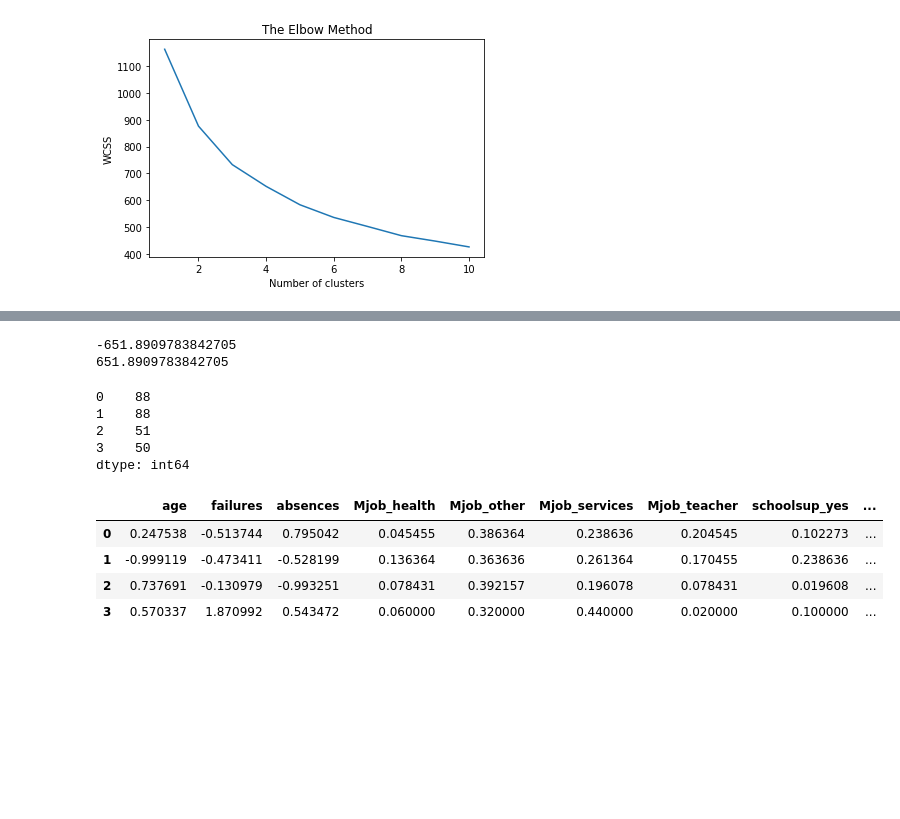
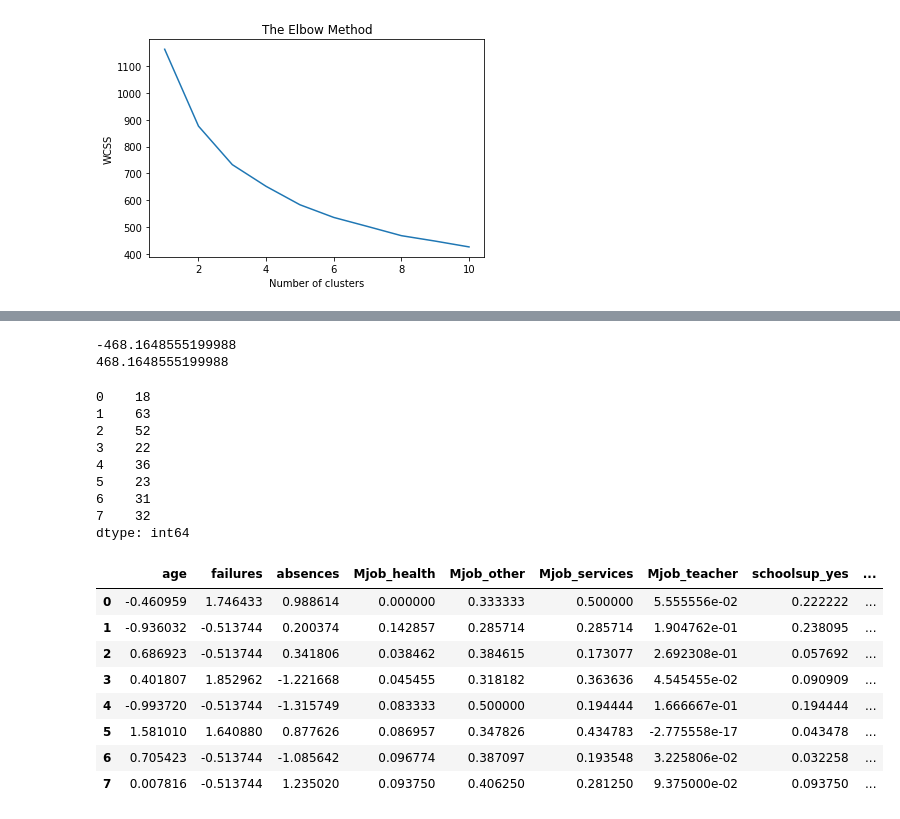
Before and after one commit to DarkArbiterr/AnalizaDanychStudents, a Jupyter notebook: Projekt_ED.ipynb, the cells around one changed output, grey strips where cells are left out. Drawn from its saved outputs; the diff is of its cells as text; code cells hidden in the pictures; blank space fills up the shorter version.

```diff
--- a/Projekt_ED.ipynb
+++ b/Projekt_ED.ipynb
@@ -1804,6 +1855,6 @@ plt.show()
 # %% [output]
 [figure]
 # %%
-km4 = KMeans(n_clusters = 4, random_state = 297110)
-km4.fit(X_trainGrupowanie)
+km8 = KMeans(n_clusters = 8, random_state = 297110)
+km8.fit(X_trainGrupowanie)
 # %% [output]
@@ -1840,24 +1915,32 @@ km4.cluster_centers_
 # %%
-print(km4.score(X_trainGrupowanie))
-print(km4.inertia_)
+print(km8.score(X_trainGrupowanie))
+print(km8.inertia_)
 # %% [output]
--651.8909783842705
-651.8909783842705
+-468.1648555199988
+468.1648555199988
 # %%
-y4 = km4.predict(X_trainGrupowanie)
-pd.Series(y4).value_counts().sort_index()
+y8 = km8.predict(X_trainGrupowanie)
+pd.Series(y8).value_counts().sort_index()
 # %% [output]
-0    88
-1    88
-2    51
-3    50
+0    18
+1    63
+2    52
+3    22
+4    36
+5    23
+6    31
+7    32
 dtype: int64
 # %%
-pd.DataFrame(km4.cluster_centers_, columns = km4.feature_names_in_)
+pd.DataFrame(km8.cluster_centers_, columns = km8.feature_names_in_)
 # %% [output]
 |  | age | failures | absences | Mjob_health | Mjob_other | Mjob_services | Mjob_teacher | schoolsup_yes | ... |
-| 0 | 0.247538 | -0.513744 | 0.795042 | 0.045455 | 0.386364 | 0.238636 | 0.204545 | 0.102273 | ... |
-| 1 | -0.999119 | -0.473411 | -0.528199 | 0.136364 | 0.363636 | 0.261364 | 0.170455 | 0.238636 | ... |
-| 2 | 0.737691 | -0.130979 | -0.993251 | 0.078431 | 0.392157 | 0.196078 | 0.078431 | 0.019608 | ... |
-| 3 | 0.570337 | 1.870992 | 0.543472 | 0.060000 | 0.320000 | 0.440000 | 0.020000 | 0.100000 | ... |
+| 0 | -0.460959 | 1.746433 | 0.988614 | 0.000000 | 0.333333 | 0.500000 | 5.555556e-02 | 0.222222 | ... |
+| 1 | -0.936032 | -0.513744 | 0.200374 | 0.142857 | 0.285714 | 0.285714 | 1.904762e-01 | 0.238095 | ... |
+| 2 | 0.686923 | -0.513744 | 0.341806 | 0.038462 | 0.384615 | 0.173077 | 2.692308e-01 | 0.057692 | ... |
+| 3 | 0.401807 | 1.852962 | -1.221668 | 0.045455 | 0.318182 | 0.363636 | 4.545455e-02 | 0.090909 | ... |
+| 4 | -0.993720 | -0.513744 | -1.315749 | 0.083333 | 0.500000 | 0.194444 | 1.666667e-01 | 0.194444 | ... |
+| 5 | 1.581010 | 1.640880 | 0.877626 | 0.086957 | 0.347826 | 0.434783 | -2.775558e-17 | 0.043478 | ... |
+| 6 | 0.705423 | -0.513744 | -1.085642 | 0.096774 | 0.387097 | 0.193548 | 3.225806e-02 | 0.032258 | ... |
+| 7 | 0.007816 | -0.513744 | 1.235020 | 0.093750 | 0.406250 | 0.281250 | 9.375000e-02 | 0.093750 | ... |
 # %%
```
Also changed, not shown: parts of 19 cells of this notebook.
